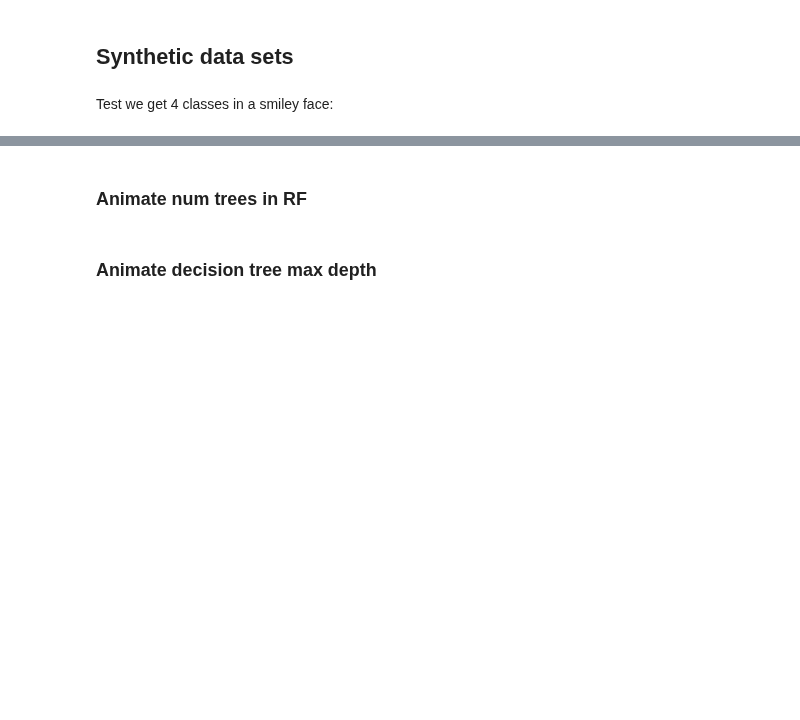
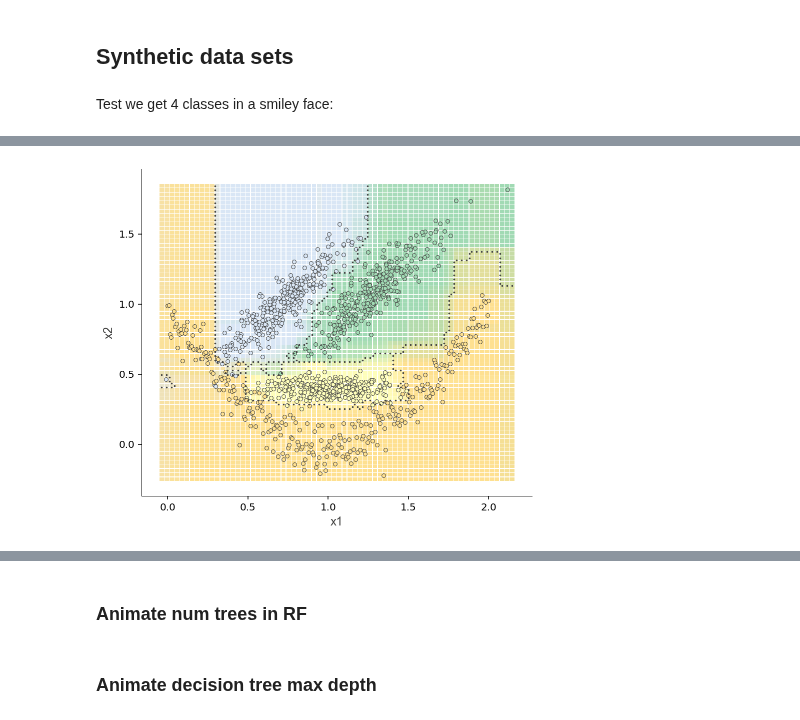
Before and after one commit to parrt/dtreeviz, a Jupyter notebook: notebooks/classifier-decision-boundaries.ipynb, the cells around one changed output, grey strips where cells are left out. Cells and saved outputs as stored; diff of their text form; code cells hidden in the pictures; blank space fills up the shorter version.

```diff
--- a/notebooks/classifier-decision-boundaries.ipynb
+++ b/notebooks/classifier-decision-boundaries.ipynb
@@ -196,12 +229,14 @@ plt.scatter(df.x1,df.x2,s=3,c=df['class'])
 # %%
 df = smiley(n=300)
 X = df[['x1','x2']]
 y = df['class']
 rf = RandomForestClassifier(n_estimators=10, min_samples_leaf=1, n_jobs=-1)
 rf.fit(X, y)
 
 fig,ax = plt.subplots(1,1,figsize=(7,6))
-crfviz_bivar(rf, X.values, y, feature_names=['x1', 'x2'], ntiles=70, dot_w=15, ax=ax)
+clfviz_bivar(rf, X.values, y, feature_names=['x1', 'x2'], ntiles=70, dot_w=15, ax=ax)
+# %% [output]
+[figure, added]
 # %%
 t = DecisionTreeClassifier(max_depth=4)
 t.fit(X,y)
```
Also changed, not shown: parts of 16 cells of this notebook, 1 other file.
